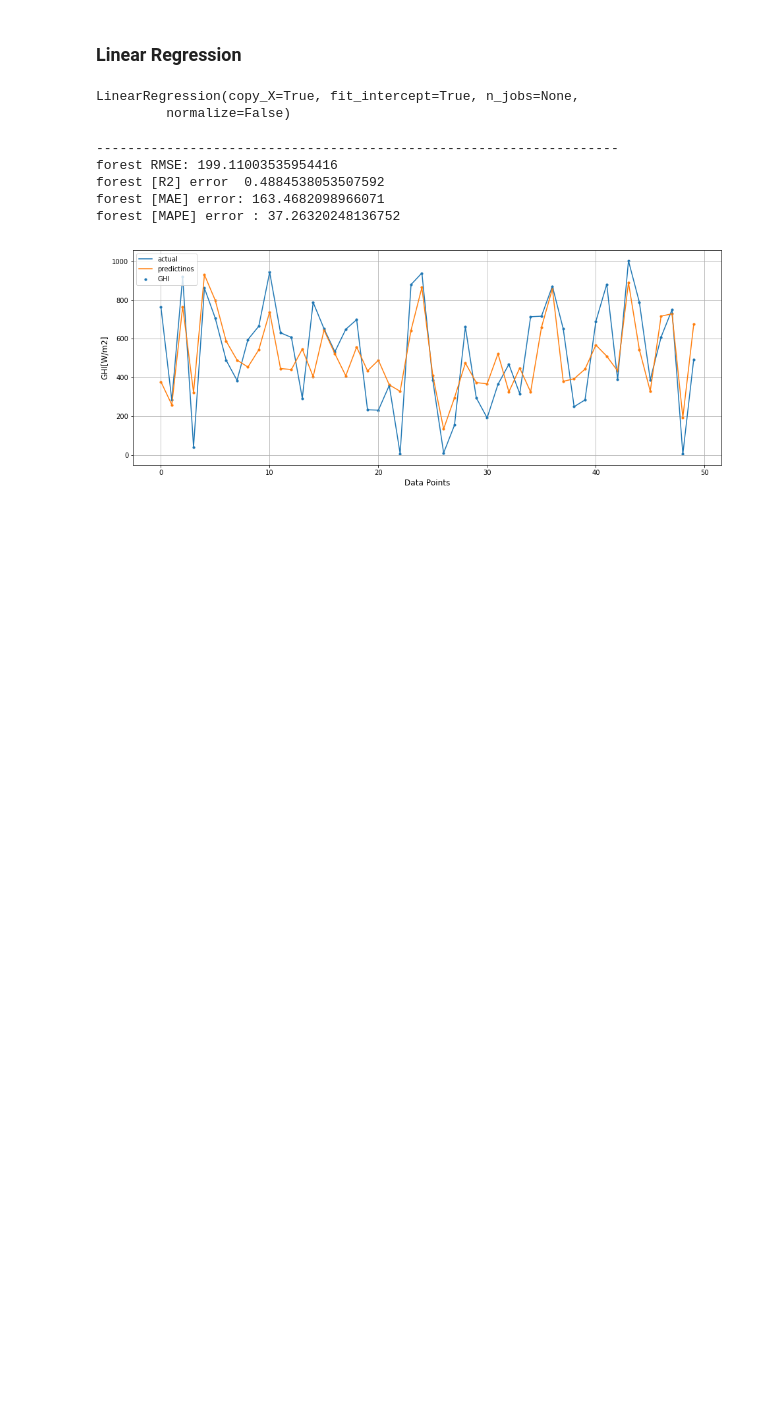
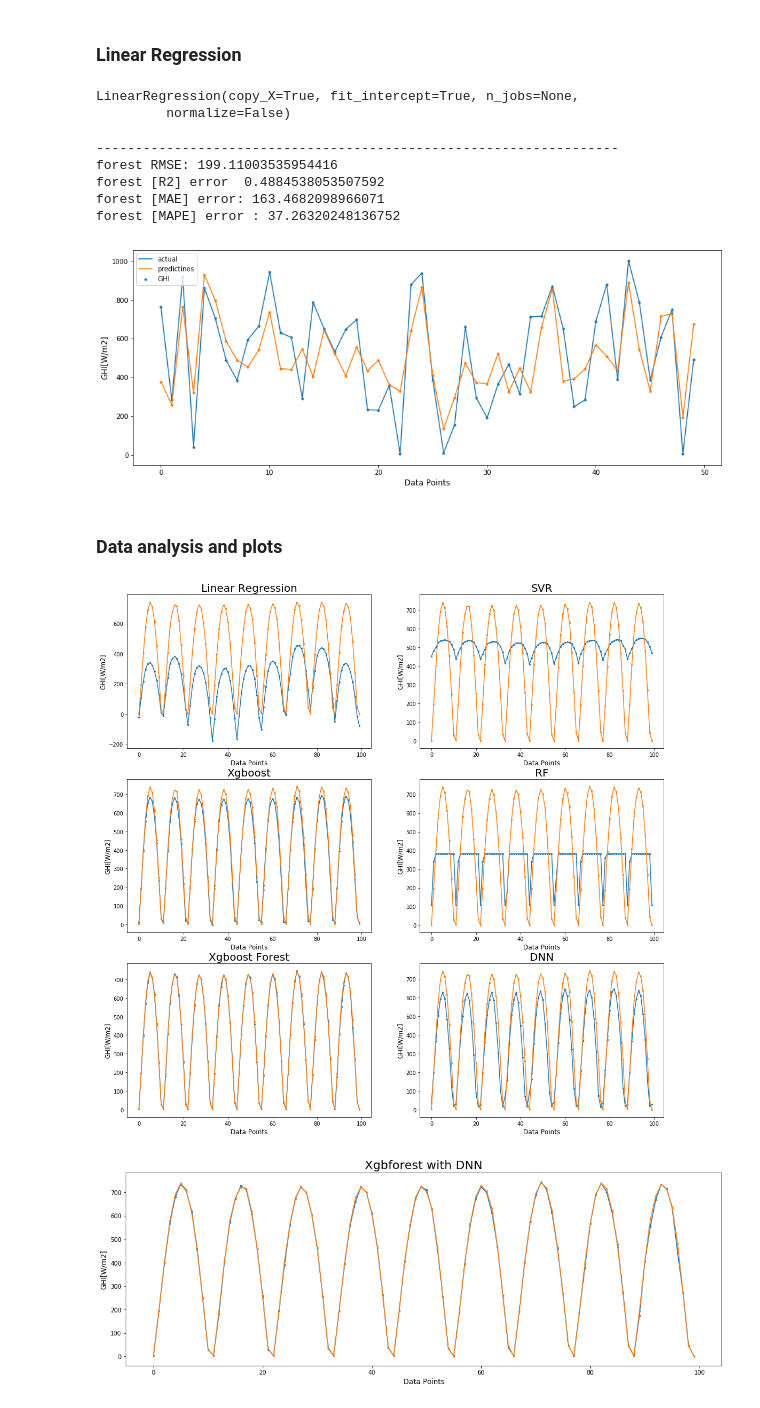
Before and after one commit to orionpax00/weather, a Jupyter notebook: src/final_results.ipynb, the cells around one changed output. Saved outputs shown, nothing was run; the diff lists cells and outputs as text; code cells hidden in the pictures; blank space fills up the shorter version.

```diff
--- a/src/final_results.ipynb
+++ b/src/final_results.ipynb
@@ -839,3 +840,5 @@ forest [R2] error  0.4884538053507592
 forest [MAE] error: 163.4682098966071
 forest [MAPE] error : 37.26320248136752
 [figure]
+# %% [markdown]
+### Data analysis and plots
@@ -841,0 +912,74 @@ forest [MAPE] error : 37.26320248136752
+# %%
+fig, ax = plt.subplots(nrows=3,ncols=2,figsize=(18,18))
+
+ax[0,0].plot([x for x in range(100)],x_plot_linear_reg,linewidth=1.5)
+ax[0,0].scatter([x for x in range(100)],x_plot_linear_reg,s=5)
+ax[0,0].plot([x for x in range(100)],y_time_plot,linewidth=1.5)
+ax[0,0].scatter([x for x in range(100)],y_time_plot,s=5)
+ax[0,0].set_xlabel('Data Points', fontsize=12)
+ax[0,0].set_ylabel('GHI[W/m2]', fontsize=12)
+ax[0,0].set_title('Linear Regression', fontsize=20)
+
+ax[0,1].plot([x for x in range(100)],x_plot_svr,linewidth=1.5)
+ax[0,1].scatter([x for x in range(100)],x_plot_svr,s=5)
+ax[0,1].plot([x for x in range(100)],y_time_plot,linewidth=1.5)
+ax[0,1].scatter([x for x in range(100)],y_time_plot,s=5)
+ax[0,1].set_xlabel('Data Points', fontsize=12)
+ax[0,1].set_ylabel('GHI[W/m2]', fontsize=12)
+ax[0,1].set_title('SVR', fontsize=20)
+
+ax[1,1].plot([x for x in range(100)],x_plot_rf,linewidth=1.5)
+ax[1,1].scatter([x for x in range(100)],x_plot_rf,s=5)
+ax[1,1].plot([x for x in range(100)],y_time_plot,linewidth=1.5)
+ax[1,1].scatter([x for x in range(100)],y_time_plot,s=5)
+ax[1,1].set_xlabel('Data Points', fontsize=12)
+ax[1,1].set_ylabel('GHI[W/m2]', fontsize=12)
+ax[1,1].set_title('RF', fontsize=20)
+
+ax[1,0].plot([x for x in range(100)],x_plot_xgb,linewidth=1.5)
+ax[1,0].scatter([x for x in range(100)],x_plot_xgb,s=5)
+ax[1,0].plot([x for x in range(100)],y_time_plot,linewidth=1.5)
+ax[1,0].scatter([x for x in range(100)],y_time_plot,s=5)
+ax[1,0].set_xlabel('Data Points', fontsize=12)
+ax[1,0].set_ylabel('GHI[W/m2]', fontsize=12)
+ax[1,0].set_title('Xgboost', fontsize=20)
+
+ax[2,0].plot([x for x in range(100)],x_plot_xgb_forest,linewidth=1.5)
+ax[2,0].scatter([x for x in range(100)],x_plot_xgb_forest,s=5)
+ax[2,0].plot([x for x in range(100)],y_time_plot,linewidth=1.5)
+ax[2,0].scatter([x for x in range(100)],y_time_plot,s=5)
+ax[2,0].set_xlabel('Data Points', fontsize=12)
+ax[2,0].set_ylabel('GHI[W/m2]', fontsize=12)
+ax[2,0].set_title('Xgboost Forest', fontsize=20)
+
+ax[2,1].plot([x for x in range(100)],x_plot_dnn_,linewidth=1.5)
+ax[2,1].scatter([x for x in range(100)],x_plot_dnn_,s=5)
+ax[2,1].plot([x for x in range(100)],y_time_plot,linewidth=1.5)
+ax[2,1].scatter([x for x in range(100)],y_time_plot,s=5)
+ax[2,1].set_xlabel('Data Points', fontsize=12)
+ax[2,1].set_ylabel('GHI[W/m2]', fontsize=12)
+ax[2,1].set_title('DNN', fontsize=20)
+
+
+plt.xlabel('Data Points', fontsize=12)
+plt.ylabel('GHI[W/m2]', fontsize=12)
+fig.add_axes(label="shddbjch")
+plt.show()
+
+
+fig, ax = plt.subplots(nrows=1,ncols=1,figsize=(18,6))
+
+ax.plot([x for x in range(100)],x_plot_xgb_dnn_forest,linewidth=1.5)
+ax.scatter([x for x in range(100)],x_plot_xgb_dnn_forest,s=5)
+ax.plot([x for x in range(100)],y_time_plot,linewidth=1.5)
+ax.scatter([x for x in range(100)],y_time_plot,s=5)
+ax.set_xlabel('Data Points', fontsize=12)
+ax.set_ylabel('GHI[W/m2]', fontsize=12)
+ax.set_title('Xgbforest with DNN', fontsize=20)
+plt.xlabel('Data Points', fontsize=12)
+plt.ylabel('GHI[W/m2]', fontsize=12)
+fig.add_axes(label="shddbjch")
+plt.show()
+# %% [output]
+[figure, added]
+[figure, added]
```
Also changed, not shown: parts of 6 cells of this notebook.
